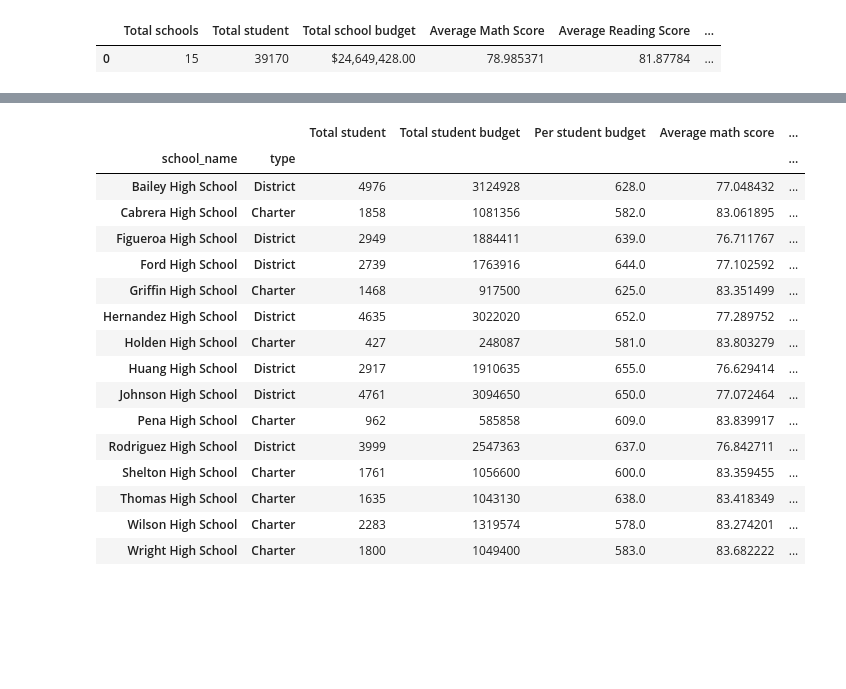
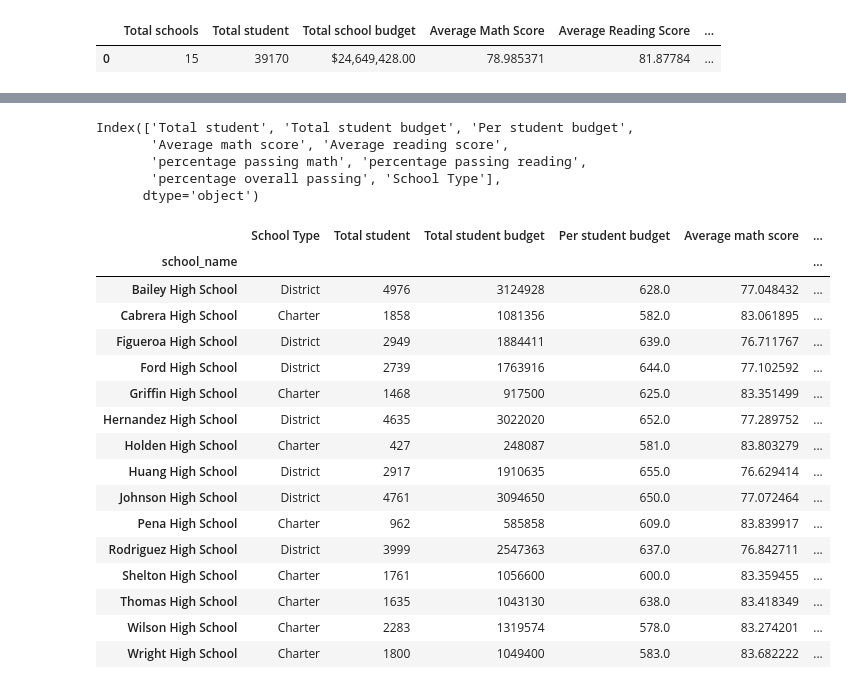
Before and after one commit to temidolan/Building-with-Pandas, a Jupyter notebook: PyCitySchool/New_HW.ipynb, the cells around one changed output, grey strips where cells are left out. Cells and saved outputs as stored; diff of their text form; code cells hidden in the pictures; blank space fills up the shorter version.

```diff
--- a/PyCitySchool/New_HW.ipynb
+++ b/PyCitySchool/New_HW.ipynb
@@ -291,5 +289,6 @@ Wright High School     Charter     0.903333
 Name: Student ID, dtype: float64
 # %%
+
 school_summary_df=pd.DataFrame({
                                 "Total student":school_total_student,
                              "Total student budget":school_total_budget,
@@ -300,24 +299,40 @@ school_summary_df=pd.DataFrame({
                              "percentage passing reading":grand_school_passing_reading,
                              "percentage overall passing":final_overall_percentage_school})
 school_summary_df
+# school_types = school_data.set_index(["school_name"])["type"]
+school_summary_df["School Type"]=school_data.set_index(["school_name"])["type"]
+school_summary_df.columns
 # %% [output]
-|  |  | Total student | Total student budget | Per student budget | Average math score | ... |
-| school_name | type |  |  |  |  | ... |
-| Bailey High School | District | 4976 | 3124928 | 628.0 | 77.048432 | ... |
-| Cabrera High School | Charter | 1858 | 1081356 | 582.0 | 83.061895 | ... |
-| Figueroa High School | District | 2949 | 1884411 | 639.0 | 76.711767 | ... |
-| Ford High School | District | 2739 | 1763916 | 644.0 | 77.102592 | ... |
-| Griffin High School | Charter | 1468 | 917500 | 625.0 | 83.351499 | ... |
-| Hernandez High School | District | 4635 | 3022020 | 652.0 | 77.289752 | ... |
-| Holden High School | Charter | 427 | 248087 | 581.0 | 83.803279 | ... |
-| Huang High School | District | 2917 | 1910635 | 655.0 | 76.629414 | ... |
-| Johnson High School | District | 4761 | 3094650 | 650.0 | 77.072464 | ... |
-| Pena High School | Charter | 962 | 585858 | 609.0 | 83.839917 | ... |
-| Rodriguez High School | District | 3999 | 2547363 | 637.0 | 76.842711 | ... |
-| Shelton High School | Charter | 1761 | 1056600 | 600.0 | 83.359455 | ... |
-| Thomas High School | Charter | 1635 | 1043130 | 638.0 | 83.418349 | ... |
-| Wilson High School | Charter | 2283 | 1319574 | 578.0 | 83.274201 | ... |
-| Wright High School | Charter | 1800 | 1049400 | 583.0 | 83.682222 | ... |
+Index(['Total student', 'Total student budget', 'Per student budget',
+       'Average math score', 'Average reading score',
+       'percentage passing math', 'percentage passing reading',
+       'percentage overall passing', 'School Type'],
+      dtype='object')
+# %%
+# Reorganizing the columns
+renamed_df = school_summary_df[['School Type', 'Total student', 'Total student budget', 'Per student budget',
+       'Average math score', 'Average reading score',
+       'percentage passing math', 'percentage passing reading',
+       'percentage overall passing']]
+renamed_df
+# %% [output]
+|  | School Type | Total student | Total student budget | Per student budget | Average math score | ... |
+| school_name |  |  |  |  |  | ... |
+| Bailey High School | District | 4976 | 3124928 | 628.0 | 77.048432 | ... |
+| Cabrera High School | Charter | 1858 | 1081356 | 582.0 | 83.061895 | ... |
+| Figueroa High School | District | 2949 | 1884411 | 639.0 | 76.711767 | ... |
+| Ford High School | District | 2739 | 1763916 | 644.0 | 77.102592 | ... |
+| Griffin High School | Charter | 1468 | 917500 | 625.0 | 83.351499 | ... |
+| Hernandez High School | District | 4635 | 3022020 | 652.0 | 77.289752 | ... |
+| Holden High School | Charter | 427 | 248087 | 581.0 | 83.803279 | ... |
+| Huang High School | District | 2917 | 1910635 | 655.0 | 76.629414 | ... |
+| Johnson High School | District | 4761 | 3094650 | 650.0 | 77.072464 | ... |
+| Pena High School | Charter | 962 | 585858 | 609.0 | 83.839917 | ... |
+| Rodriguez High School | District | 3999 | 2547363 | 637.0 | 76.842711 | ... |
+| Shelton High School | Charter | 1761 | 1056600 | 600.0 | 83.359455 | ... |
+| Thomas High School | Charter | 1635 | 1043130 | 638.0 | 83.418349 | ... |
+| Wilson High School | Charter | 2283 | 1319574 | 578.0 | 83.274201 | ... |
+| Wright High School | Charter | 1800 | 1049400 | 583.0 | 83.682222 | ... |
 # %%
 top_performing_df = school_summary_df.sort_values("percentage overall passing", ascending=False)
 top_performing_df.head()
```
Also changed, not shown: parts of 16 cells of this notebook.
